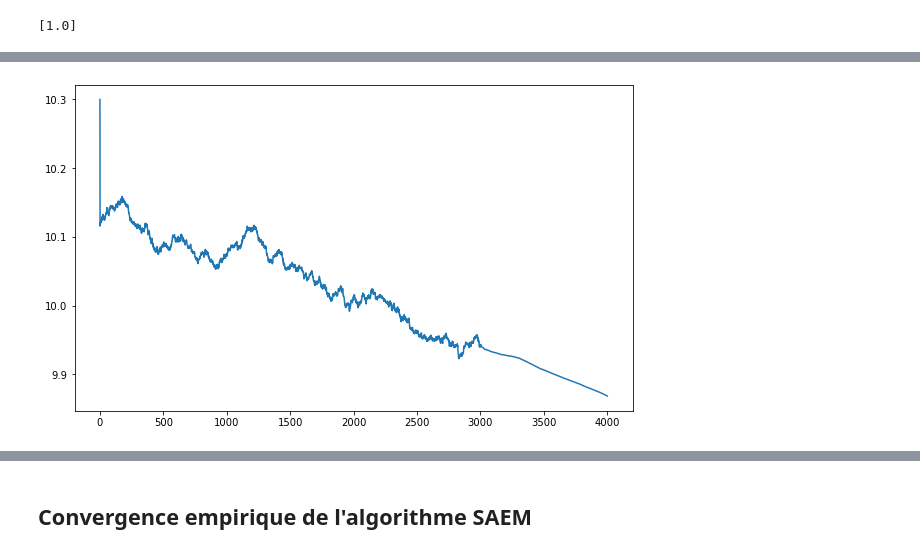
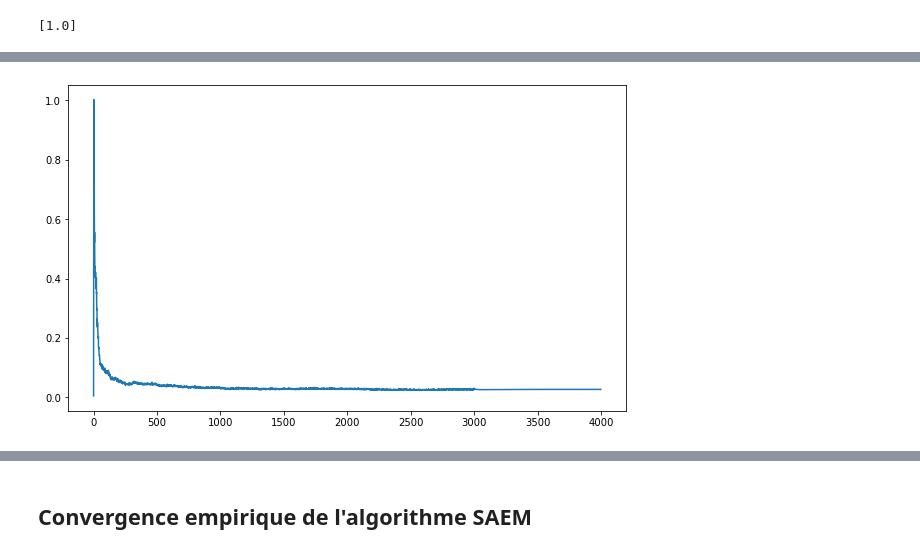
Before and after one commit to simonqueric/MVA, a Jupyter notebook: ComputationalStatistics/Projet/Comp_stat_project.ipynb, the cells around one changed output, grey strips where cells are left out. Saved outputs shown, nothing was run; the diff lists cells and outputs as text; code cells hidden in the pictures.

```diff
--- a/ComputationalStatistics/Projet/Comp_stat_project.ipynb
+++ b/ComputationalStatistics/Projet/Comp_stat_project.ipynb
@@ -277,0 +345,4 @@ def metropolis_hasting(z0, log_pi, param, mu, omega2, alpha=1, eps=0, n_iter=100
+# %%
+i = np.random.randint(0, 40)
+plt.plot(z[i])
+plt.plot(phi_true[i])
@@ -295,7 +370,7 @@ def sym_metropolis_hasting(z0, log_pi, param, sigma_prop=1e-2/2, n_iter=100) :
 # %%
 theta_true = np.zeros(9)
 theta_true[:4] = mu
-theta_true[4:8] = omega[0]**2
+theta_true[4:8] = omega2
 theta_true[8] = sigma2
 # %%
 z, A = sym_metropolis_hasting(np.ones((N, 4)), log_pi, param=(y, theta_true, t), sigma_prop=1/2, n_iter=1)
@@ -340,14 +415,17 @@ def Gibbs_SAEM(theta0, y, t, I_cens, LOC, N, K, d, M1=3000, M2=1000, hm_iter=1):
             phi[i, j] = np.random.normal(loc=theta[j], scale=np.sqrt(theta[4+j]))
 
     #phi = np.ones_like(phi_true)
+    acc_rates = []
     sm = 0
     for m in range(1, M1+M2):
         if m<=M1:
             gamma = 1
         else :
             gamma = 1/(m-M1)
-        #phi, _ = metropolis_hasting(phi, log_pi, param=(Y, theta, t), mu=theta[:4], omega2=theta[4:8], alpha=1, n_iter=hm_iter)
-        phi, _= sym_metropolis_hasting(phi, log_pi, param=(Y, theta, t), sigma_prop=1e-2, n_iter=hm_iter)
+        #phi, A = metropolis_hasting(phi, log_pi, param=(Y, theta, t), mu=theta[:4], omega2=theta[4:8], alpha=1.1, n_iter=hm_iter)
+        phi, A = metropolis_hasting2(phi, log_pi2, param=(y, theta_true, t), omega2=theta[4:8], mu=theta[:4], alpha=1, n_iter=1)
+        acc_rates += A
+        #phi, _= sym_metropolis_hasting(phi, log_pi, param=(Y, theta, t), sigma_prop=1e-2/2, n_iter=hm_iter)
         #phi = ...
         # phi_c = np.zeros((N, d))
         # for i in range(N) :
@@ -378,7 +456,7 @@ def Gibbs_SAEM(theta0, y, t, I_cens, LOC, N, K, d, M1=3000, M2=1000, hm_iter=1):
 
         Theta[m] = np.copy(theta)
 
-    return Theta, Y, phi, Sm
+    return Theta, Y, phi, acc_rates
 # %%
 theta_true
 # %% [output]
@@ -388,4 +466,4 @@ array([ 1.22000000e+01,  7.80000000e+00, -6.93147181e-01, -2.99573227e+00,
 # %%
 theta0 =np.array([10.3, 8, -4, -2.1, 0.6, 0.6, 0.6, 0.6, 4.2*1e-3]) #theta_true # np.array([10.3, 9.8, -1.3, -2.2, 0.6, 0.6, 0.6, 0.6, 0.1]) #np.array([0, 0, 0, 0, 1, 1, 1, 1, 1]) # np.array([10, 8, -1.2, -2.1, 0.6, 0.6, 0.6, 0.6, 1]) # theta_true
 # %%
-Theta, Y, phi, Sm = Gibbs_SAEM(theta0, y_truncated, t, I_cens, LOC, N, K, 4, M1=3000, M2=1000, hm_iter=1)
+Theta, Y, phi, acc_rates = Gibbs_SAEM(theta0, y_truncated, t, I_cens, LOC, N, K, 4, M1=3000, M2=1000, hm_iter=1)
@@ -419,11 +495,11 @@ plt.plot(phi)
 # %%
 fig = plt.figure(figsize=(10, 6))
-plt.plot(Theta[:,0])
+plt.plot(Theta[:,-1])
 #plt.xscale("log")
 #plt.ylim((9.8, 10.5))
 plt.show()
 # %% [output]
-[figure, old version]
+[figure, new version]
 # %%
 Theta[-1,4]
 # %% [output]
```
Also changed, not shown: parts of 28 cells of this notebook.
